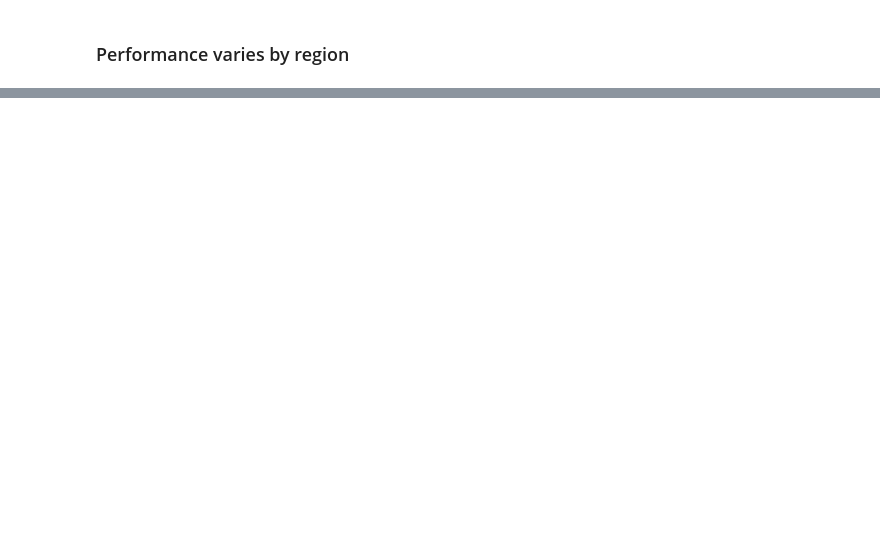
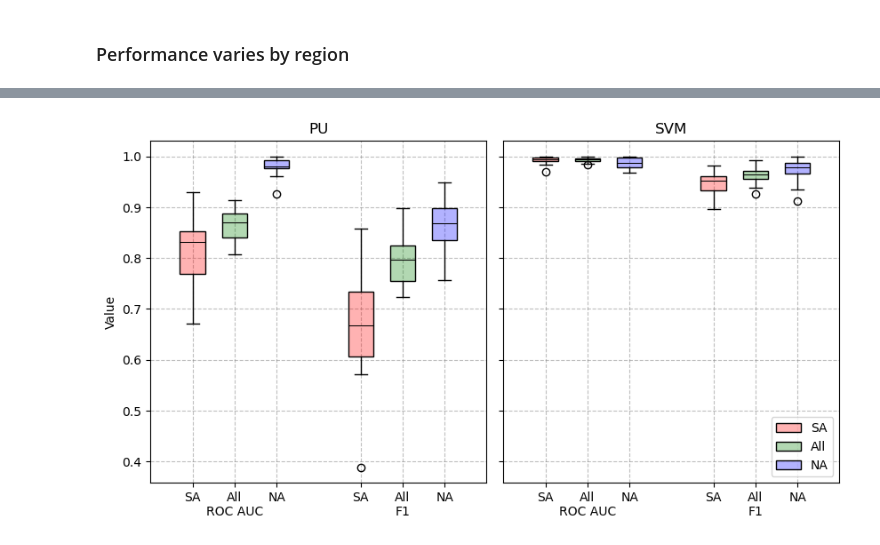
Before and after one commit to cpalfonso/stellar-data-mining, a Jupyter notebook: 01b-cross_validation.ipynb, the cells around one changed output, grey strips where cells are left out. Drawn from its saved outputs; the diff is of its cells as text; code cells hidden in the pictures; blank space fills up the shorter version.

```diff
--- a/01b-cross_validation.ipynb
+++ b/01b-cross_validation.ipynb
@@ -142,2 +128,91 @@ Text(0.5, 1.0, 'SVM')
 # %% [markdown]
 ### Performance varies by region
+# %%
+# Compare test performance for North and South America
+
+regions = ("SAm", "All", "NAm")
+colours = {
+    "All": "green",
+    "NAm": "blue",
+    "SAm": "red",
+}
+alpha = 0.3
+colours = {i: to_rgba(j, alpha) for i, j in colours.items()}
+drop = [
+    "n_train",
+    "time_fit",
+    "n_test",
+    "time_predict",
+    "prob_thresh",
+    "method",
+    "region",
+]
+offset = 0.5
+region_offsets = {
+    "SAm": -1 * offset,
+    "All": 0,
+    "NAm": offset,
+}
+spacing = offset * 4
+width = offset * 0.6
+
+fig, axs = plt.subplots(
+    1, 2,
+    figsize=(10, 5),
+    sharey=True,
+    gridspec_kw=dict(
+        wspace=0.05,
+    )
+)
+columns = ("roc_auc", "f1")
+positions = np.arange(len(columns)) * spacing
+
+for ax, (method, results_method) in zip(
+    axs,
+    results_combined.groupby("method"),
+):
+    gb = results_method.groupby("region")
+    boxes = {}
+    for i, (region, region_data) in enumerate(gb):
+        positions_region = positions + region_offsets[region]
+        values = [np.array(region_data[column]) for column in columns]
+        labels = [region] + ([None] * (len(values) - 1))
+        bp = ax.boxplot(
+            values,
+            positions=positions_region,
+            labels=labels,
+            widths=[width] * len(columns),
+            patch_artist=True,
+            boxprops=dict(
+                facecolor=colours[region],
+                edgecolor="black",
+                linewidth=1,
+            ),
+            medianprops=dict(
+                color="black",
+                linewidth=0.75,
+            ),
+        )
+        boxes[region] = bp["boxes"]
+
+    ax.set_title(method)
+    ax.grid(color="grey", alpha=0.5, linestyle="dashed")
+    ticklabels = []
+    for column, position in zip(columns, positions):
+        ticklabels.extend(
+            [
+                "SA",
+                "All\n" + column.replace("_", " ").upper(),
+                "NA",
+            ]
+        )
+    ax.set_xticks(sorted(ax.get_xticks()))
+    ax.set_xticklabels(ticklabels)
+
+axs[0].set_ylabel("Value")
+axs[1].legend(
+    [boxes[i][0] for i in regions],
+    [i.rstrip("m") for i in regions],
+    loc="lower right",
+)
+# %% [output]
@@ -144 +220,2 @@ Text(0.5, 1.0, 'SVM')
+[figure, added]
 # %%
```
Also changed, not shown: parts of 13 cells of this notebook, 9 other files.
